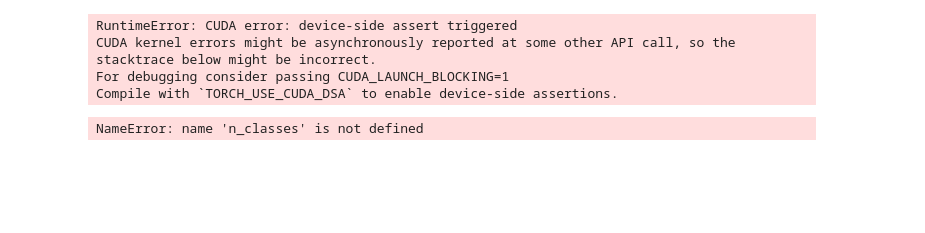
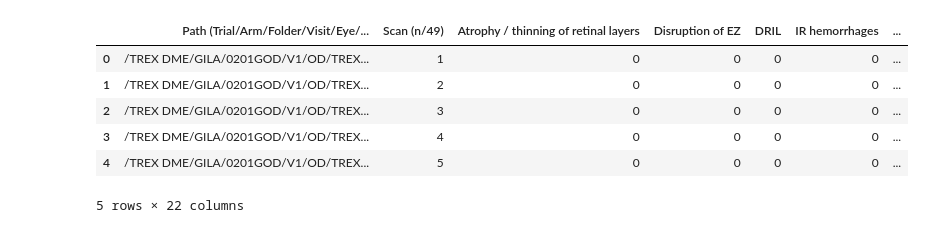
Before and after one commit to akisnapp/BiomarkerAnalysis, a Jupyter notebook: Code.ipynb, the cells around one changed output. Saved outputs shown, nothing was run; the diff lists cells and outputs as text; code cells hidden in the pictures; blank space fills up the shorter version.

```diff
--- a/Code.ipynb
+++ b/Code.ipynb
@@ -100,38 +0,0 @@ val_loader = DataLoader(val_dataset, batch_size=16, shuffle=False, num_workers=2
-# %%
-import torch
-from train import train, validate
-from resnet50_mlp_fusion import SupCEResNet_Fusion
-
-# Model setup
-DEVICE = torch.device("cuda" if torch.cuda.is_available() else "cpu")
-model = SupCEResNet_Fusion(
-    name='resnet50',
-    num_classes=1,
-    num_features=len(BIOMARKER_COLUMNS)
-)
-
-# Loss and optimizer
-# criterion = nn.CrossEntropyLoss()
-optimizer = torch.optim.Adam(model.parameters(), lr=1e-4)
-
-# Training loop
-EPOCHS = 10
-for epoch in range(EPOCHS):
-    train_loss, train_acc = train(model, train_loader, criterion, optimizer, DEVICE)
-    val_loss, val_acc = validate(model, val_loader, criterion)#, DEVICE)
-
-    print(f"Epoch {epoch + 1}/{EPOCHS}")
-    print(f"Train Loss: {train_loss:.4f}, Train Accuracy: {train_acc:.2f}%")
-    print(f"Val Loss: {val_loss:.4f}, Val Accuracy: {val_acc:.2f}%")
-# %% [output]
-RuntimeError: CUDA error: device-side assert triggered
-CUDA kernel errors might be asynchronously reported at some other API call, so the stacktrace below might be incorrect.
-For debugging consider passing CUDA_LAUNCH_BLOCKING=1
-Compile with `TORCH_USE_CUDA_DSA` to enable device-side assertions.
-# %%
-for i, (images, biomarkers, labels) in enumerate(train_loader):
-    if torch.any(labels < 0) or torch.any(labels >= n_classes):
-        print(f"Invalid labels in batch {i}: {labels}")
-        break
-# %% [output]
-NameError: name 'n_classes' is not defined
@@ -137,0 +13,15 @@ NameError: name 'n_classes' is not defined
+# %%
+# !pip install zenodo-get
+DATA_PATH ='/storage/ice1/shared/d-pace_community/makerspace-datasets/MEDICAL/OLIVES/OLIVES'
+LABEL_DATA_PATH = 'OLIVES_Dataset_Labels/full_labels/Biomarker_Clinical_Data_Images.csv'
+# %%
+dataset = pd.read_csv(LABEL_DATA_PATH)
+dataset.head()
+# %% [output]
+|  | Path (Trial/Arm/Folder/Visit/Eye/... | Scan (n/49) | Atrophy / thinning of retinal layers | Disruption of EZ | DRIL | IR hemorrhages | ... |
+| 0 | /TREX DME/GILA/0201GOD/V1/OD/TREX... | 1 | 0 | 0 | 0 | 0 | ... |
+| 1 | /TREX DME/GILA/0201GOD/V1/OD/TREX... | 2 | 0 | 0 | 0 | 0 | ... |
+| 2 | /TREX DME/GILA/0201GOD/V1/OD/TREX... | 3 | 0 | 0 | 0 | 0 | ... |
+| 3 | /TREX DME/GILA/0201GOD/V1/OD/TREX... | 4 | 0 | 0 | 0 | 0 | ... |
+| 4 | /TREX DME/GILA/0201GOD/V1/OD/TREX... | 5 | 0 | 0 | 0 | 0 | ... |
+5 rows × 22 columns
```
Also changed, not shown: parts of 10 cells of this notebook.
